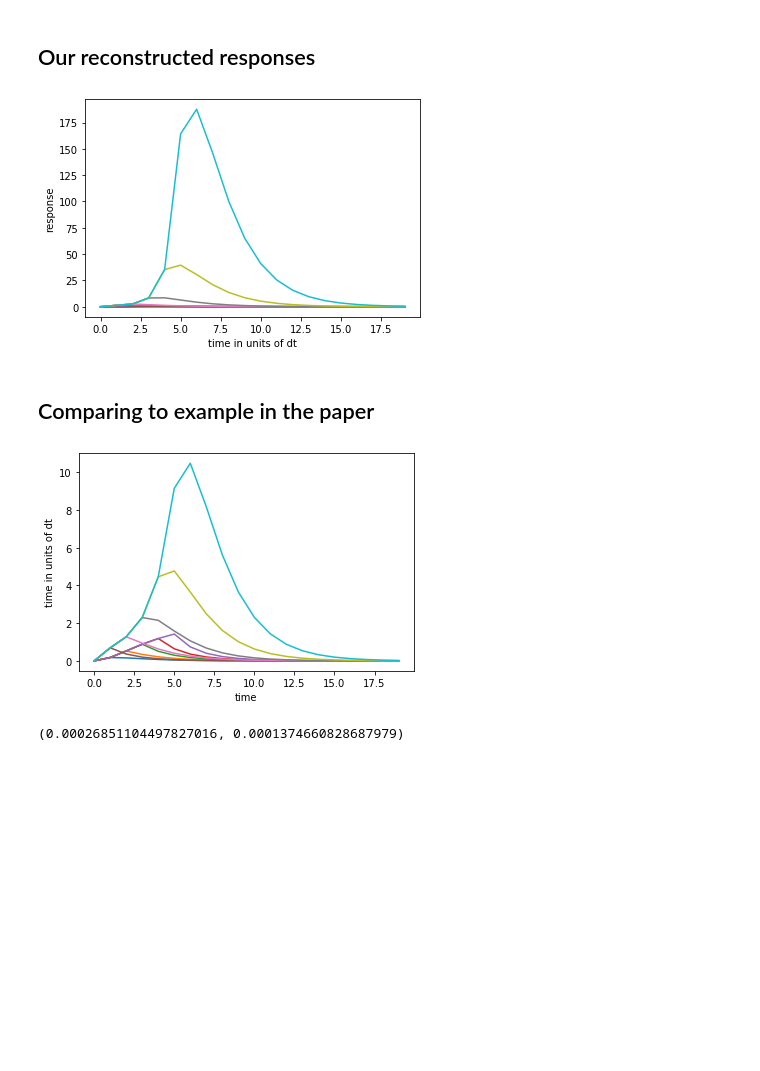
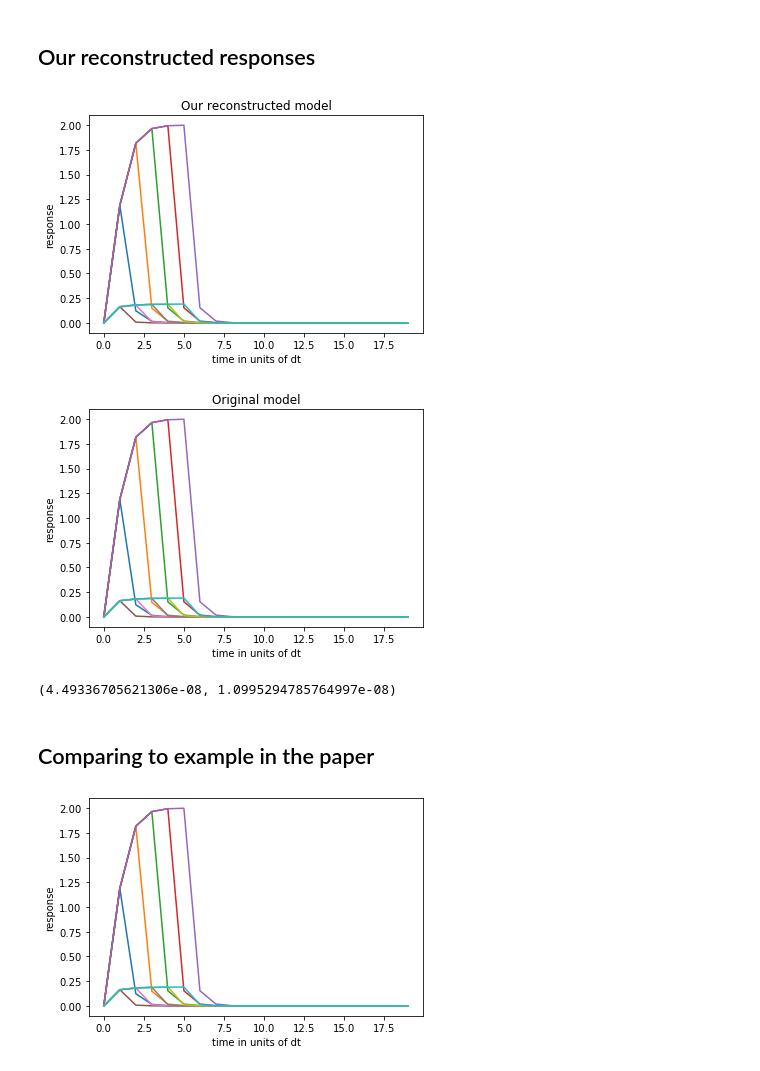
Before and after one commit to dibondar/QSystemIdentification, a Jupyter notebook: bilinear_sys_identification.ipynb, the cells around one changed output. Saved outputs shown, nothing was run; the diff lists cells and outputs as text; code cells hidden in the pictures; blank space fills up the shorter version.

```diff
--- a/bilinear_sys_identification.ipynb
+++ b/bilinear_sys_identification.ipynb
@@ -10,9 +9,9 @@ from scipy.special import factorial
 # %%
 # Magnitudes of the controls
 v1 = 1.
-v2 = 2.
+v2 = 1.
 # time step for measurements
-dt = 0.5
+dt = 1.
 # %%
 def response(*, Ac, Bc, Nc1, Nc2, C):
 
@@ -225,25 +224,25 @@ array([[ 0.51288669, -0.03189782],
 #log_A2_bar = logm(C2_right @ C2_left.conj().T)
 
 # the corrected version should be
-log_A1_bar = logm(np.linalg.lstsq(C1_left.conj().T, C1_right.conj().T, rcond=None)[0].conj().T) / dt
-log_A2_bar = logm(np.linalg.lstsq(C2_left.conj().T, C2_right.conj().T, rcond=None)[0].conj().T) / dt
+log_A1_bar = logm(np.linalg.lstsq(C1_left.conj().T, C1_right.conj().T, rcond=None)[0].conj().T)
+log_A2_bar = logm(np.linalg.lstsq(C2_left.conj().T, C2_right.conj().T, rcond=None)[0].conj().T)
 
 Nc1_reconstructed = (log_A1_bar / dt - Ac_reconstructed) / v1
 Nc2_reconstructed = (log_A2_bar / dt - Ac_reconstructed) / v2
 # %%
-def series_in_Eq52(log_A_bar):
+def series_in_Eq52(y):
     """
     Series in Eqs. (52) in [Juang - 2005]
     """
 
-    result = np.eye(rank, dtype=log_A_bar.dtype) * dt
+    result = np.eye(rank, dtype=y.dtype) * dt
 
     r = 2
 
-    term = np.eye(rank)
+    term = np.eye(rank) * dt
 
     while np.linalg.norm(term) > 1e-10:
-        term = term @ log_A_bar
+        term = term @ y
         term *= dt / r
         r += 1
         result += term
@@ -252,8 +251,8 @@ def series_in_Eq52(log_A_bar):
 # %%
 # Eqs. (52) and (53) in [Juang - 2005]
 Bc_reconstructed = np.vstack([
-    series_in_Eq52(log_A1_bar) @ B1_bar[:, 0] / v1,
-    series_in_Eq52(log_A2_bar) @ B1_bar[:, 1] / v2,
+    series_in_Eq52(log_A1_bar / dt) @ B1_bar[:, 0] / v1,
+    series_in_Eq52(log_A2_bar / dt) @ B1_bar[:, 1] / v2,
 ]).T
 # %% [markdown]
 ## Our reconstructed responses
@@ -266,13 +265,28 @@ responces_1, responces_2 = response(
     C = C_reconstructed[0]
 )
 # %%
+plt.title("Our reconstructed model")
 plt.plot(responces_1.T)
 plt.plot(responces_2.T)
 plt.xlabel("time in units of dt")
 plt.ylabel("response")
 plt.show()
+
+plt.title("Original model")
+plt.plot(orig_responces_1.T)
+plt.plot(orig_responces_2.T)
+plt.xlabel("time in units of dt")
+plt.ylabel("response")
+plt.show()
 # %% [output]
-[figure, old version]
+[figure, new version]
+[figure, added]
+# %%
+# difference between the response of the reconstructed model and the original model is small
+# which is GREAT
+np.abs(responces_1 - orig_responces_1).max(), np.abs(responces_2 - orig_responces_2).max()
+# %% [output]
+(4.49336705621306e-08, 1.0995294785764997e-08)
 # %% [markdown]
 ## Comparing to example in the paper
 # %%
@@ -286,14 +300,8 @@ paper_responces_1, paper_responces_2 = response(
 # %%
 plt.plot(paper_responces_1.T)
 plt.plot(paper_responces_2.T)
-plt.xlabel("time")
-plt.ylabel("time in units of dt")
+plt.xlabel("time in units of dt")
+plt.ylabel("response")
 plt.show()
 # %% [output]
-[figure, old version]
+[figure, new version]
-# %%
-# difference between the response of the reconstructed model (as stated in the paper) and the original model is small
-# which is GREAT
-np.abs(orig_responces_1 - paper_responces_1).max(), np.abs(orig_responces_2 - paper_responces_2).max()
-# %% [output]
-(0.00026851104497827016, 0.0001374660828687979)
```
Also changed, not shown: parts of 8 cells of this notebook.
